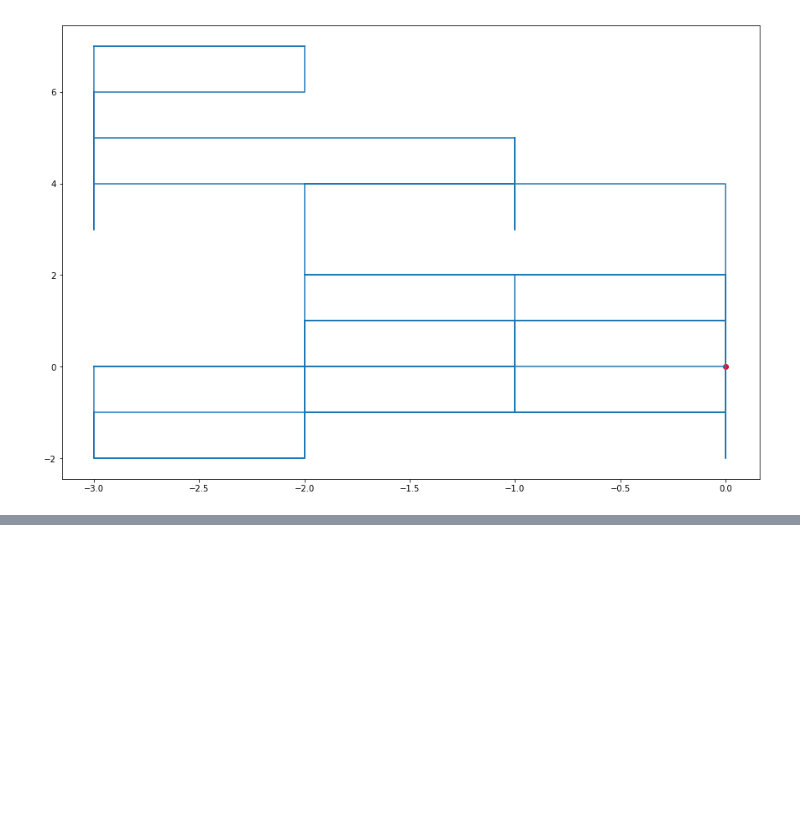
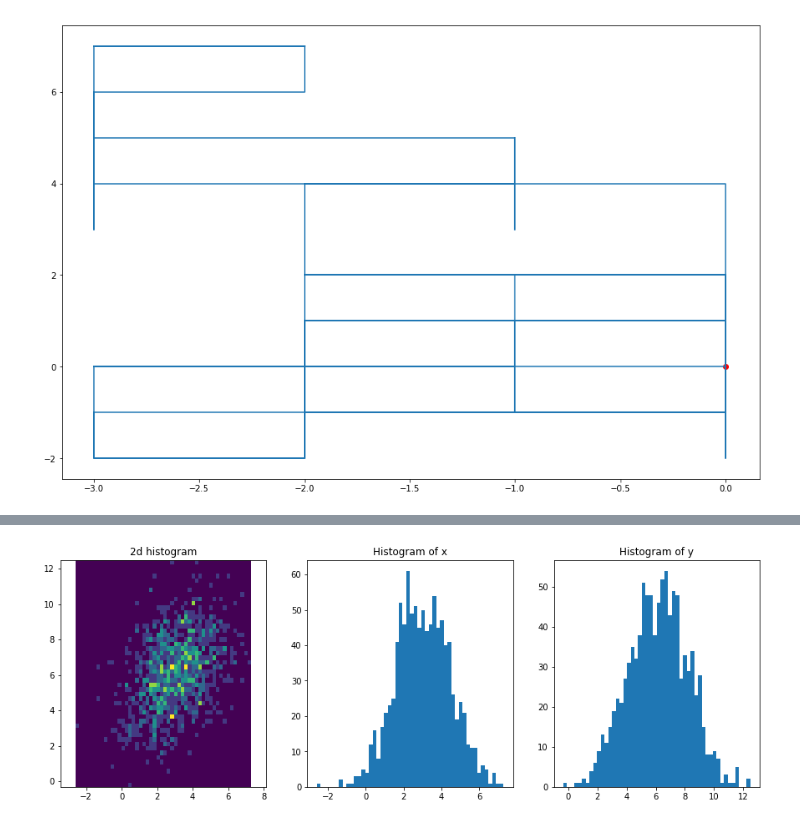
Before and after one commit to Verdangeta/Hometask, a Jupyter notebook: Homework_5.ipynb, the cells around one changed output, grey strips where cells are left out. Saved outputs shown, nothing was run; the diff lists cells and outputs as text; code cells hidden in the pictures; blank space fills up the shorter version.

```diff
--- a/Homework_5.ipynb
+++ b/Homework_5.ipynb
@@ -279,0 +326,16 @@ plt.scatter(0,0,color = 'red')
+# %%
+b = np.array([3,6]).reshape((2,1))
+B = np.array([[1,1],[1/2-1/2*np.sqrt(7),1/2+1/2*np.sqrt(7)]])
+
+Z = B.dot(Z)+b
+fig, ax = plt.subplots(1, 3, figsize=(15, 5))
+ax[0].hist2d(Z[0], Z[1], bins=50)
+ax[0].axis('equal')
+ax[1].hist(Z[0], bins=50)
+ax[2].hist(Z[1], bins=50)
+ax[0].set_title("2d histogram")
+ax[1].set_title("Histogram of x")
+ax[2].set_title("Histogram of y")
+plt.show()
+# %% [output]
+[figure, added]
```
Also changed, not shown: parts of 10 cells of this notebook.
